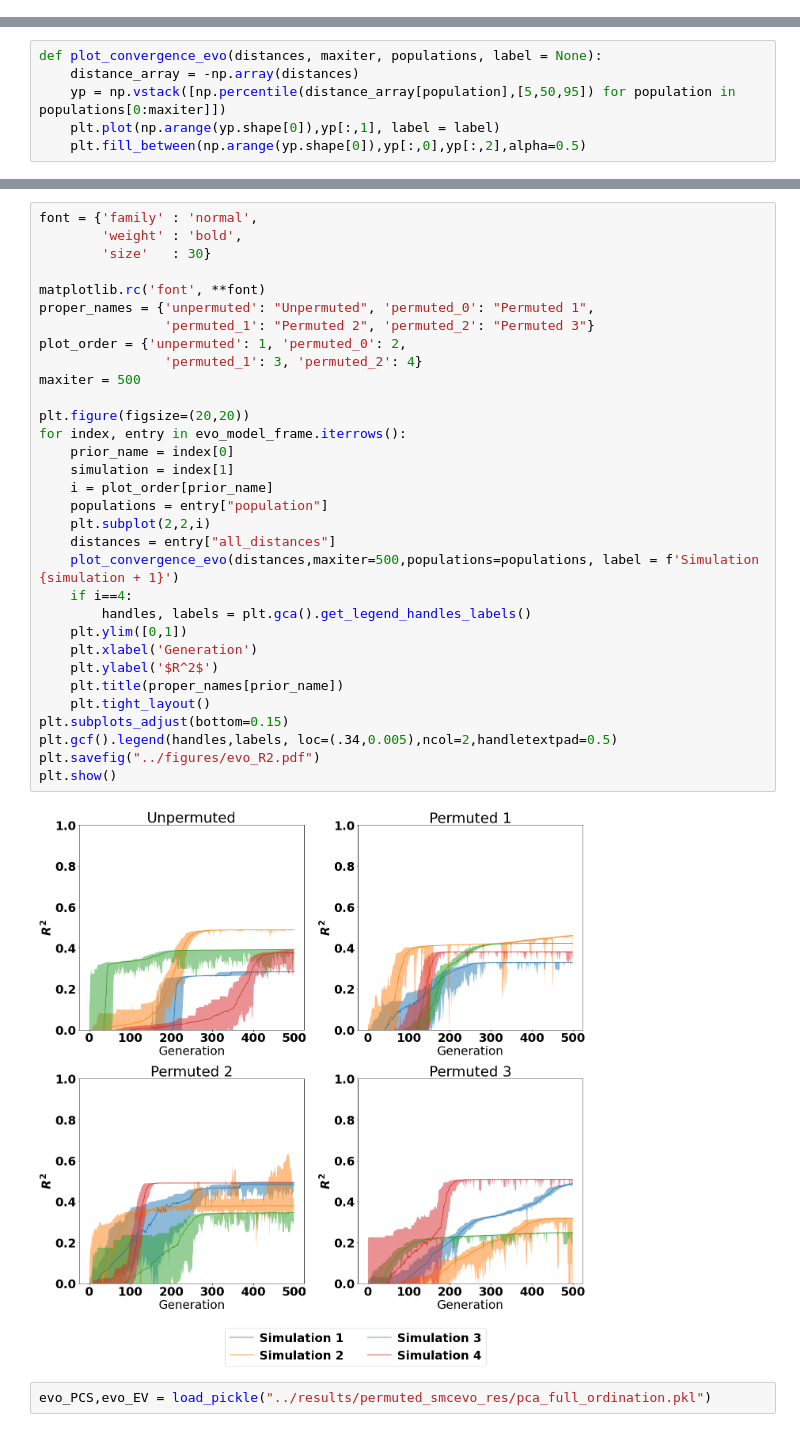
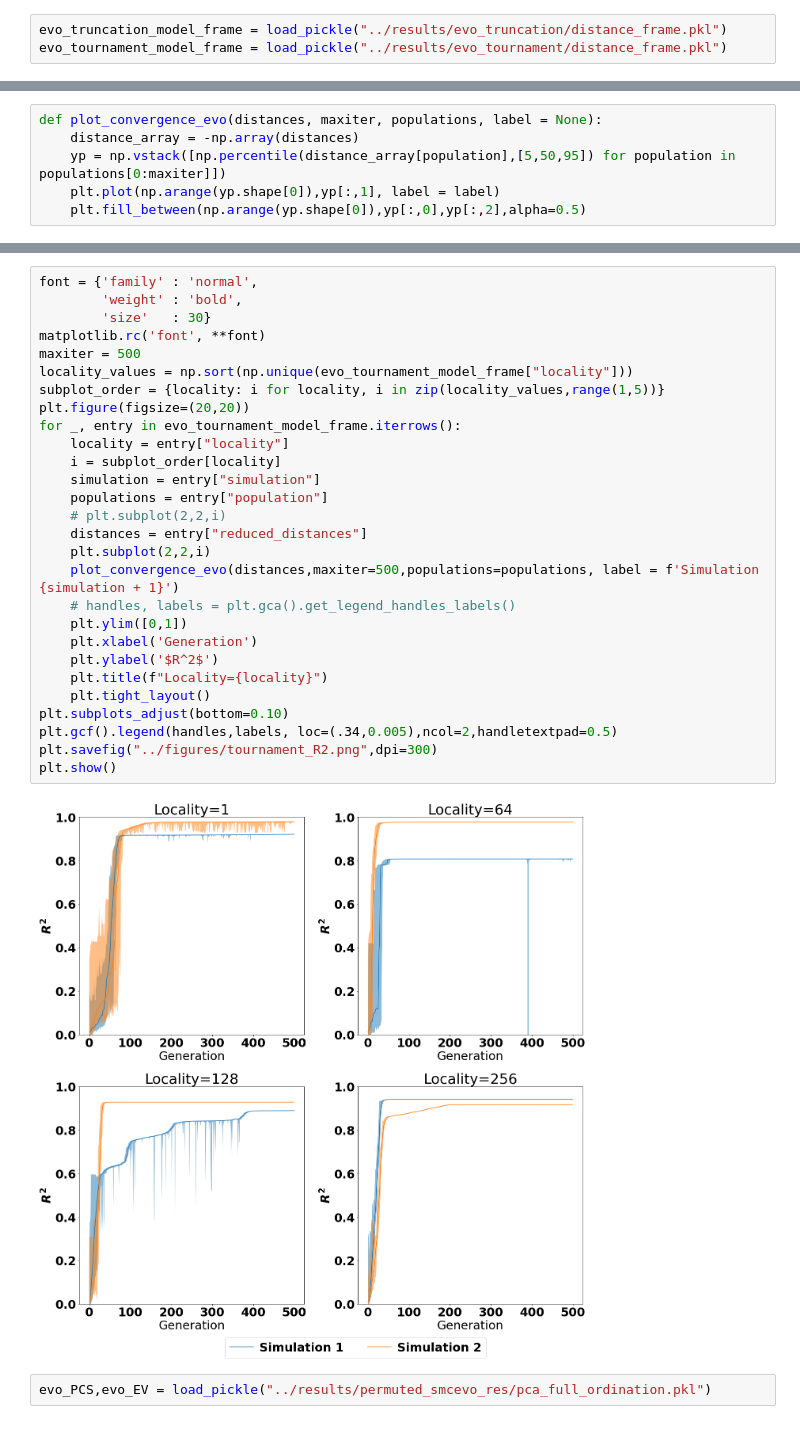
Before and after one commit to vetleser/BayesianGEM, a Jupyter notebook: code/visualization_for_manuscript.ipynb, the cells around one changed output, grey strips where cells are left out. Cells and saved outputs as stored; diff of their text form.

```diff
--- a/code/visualization_for_manuscript.ipynb
+++ b/code/visualization_for_manuscript.ipynb
@@ -262,0 +257,3 @@ evo_combined_df_metadata = load_pickle("../results/permuted_smcevo_res/evo_combi
+# %%
+evo_truncation_model_frame = load_pickle("../results/evo_truncation/distance_frame.pkl")
+evo_tournament_model_frame = load_pickle("../results/evo_tournament/distance_frame.pkl")
@@ -269,37 +321,33 @@ def plot_convergence_evo(distances, maxiter, populations, label = None):
 # %%
 font = {'family' : 'normal',
         'weight' : 'bold',
         'size'   : 30}
-
 matplotlib.rc('font', **font)
-proper_names = {'unpermuted': "Unpermuted", 'permuted_0': "Permuted 1",
-                'permuted_1': "Permuted 2", 'permuted_2': "Permuted 3"}
-plot_order = {'unpermuted': 1, 'permuted_0': 2,
-                'permuted_1': 3, 'permuted_2': 4}
 maxiter = 500
-
+locality_values = np.sort(np.unique(evo_tournament_model_frame["locality"]))
+subplot_order = {locality: i for locality, i in zip(locality_values,range(1,5))}
 plt.figure(figsize=(20,20))
-for index, entry in evo_model_frame.iterrows():
-    prior_name = index[0]
-    simulation = index[1]
-    i = plot_order[prior_name]
+for _, entry in evo_tournament_model_frame.iterrows():
+    locality = entry["locality"]
+    i = subplot_order[locality]
+    simulation = entry["simulation"]
     populations = entry["population"]
+    # plt.subplot(2,2,i)
+    distances = entry["reduced_distances"]
     plt.subplot(2,2,i)
-    distances = entry["all_distances"]
     plot_convergence_evo(distances,maxiter=500,populations=populations, label = f'Simulation {simulation + 1}')
-    if i==4:
-        handles, labels = plt.gca().get_legend_handles_labels()
+    # handles, labels = plt.gca().get_legend_handles_labels()
     plt.ylim([0,1])
     plt.xlabel('Generation')
     plt.ylabel('$R^2$')
-    plt.title(proper_names[prior_name])
+    plt.title(f"Locality={locality}")
     plt.tight_layout()
-plt.subplots_adjust(bottom=0.15)
+plt.subplots_adjust(bottom=0.10)
 plt.gcf().legend(handles,labels, loc=(.34,0.005),ncol=2,handletextpad=0.5)
-plt.savefig("../figures/evo_R2.pdf")
+plt.savefig("../figures/tournament_R2.png",dpi=300)
 plt.show()
 # %% [output]
-[figure, old version]
+[figure, new version]
 # %%
 evo_PCS,evo_EV = load_pickle("../results/permuted_smcevo_res/pca_full_ordination.pkl")
 # %%
```
Also changed, not shown: parts of 6 cells of this notebook, 4 other files.
